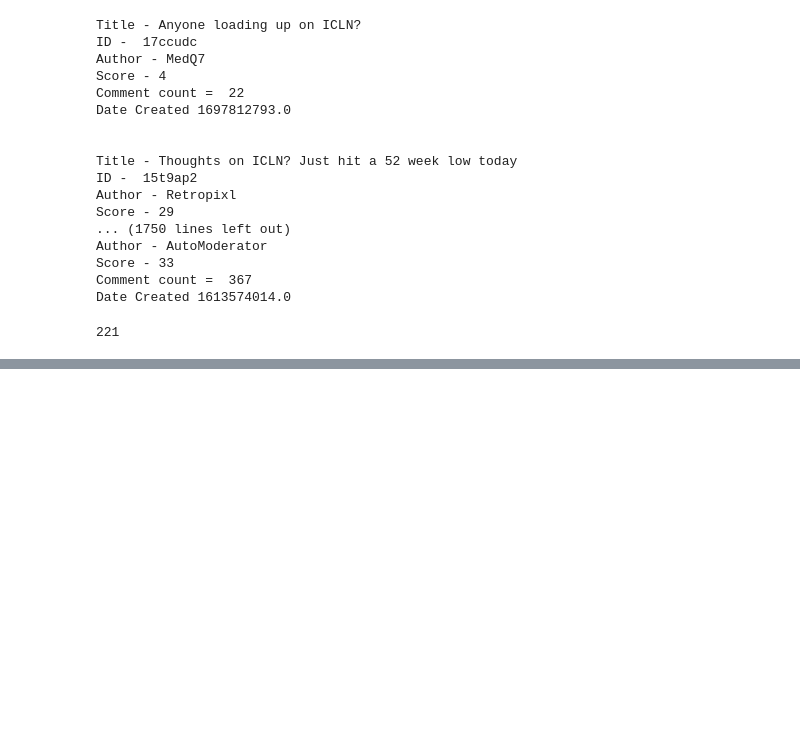
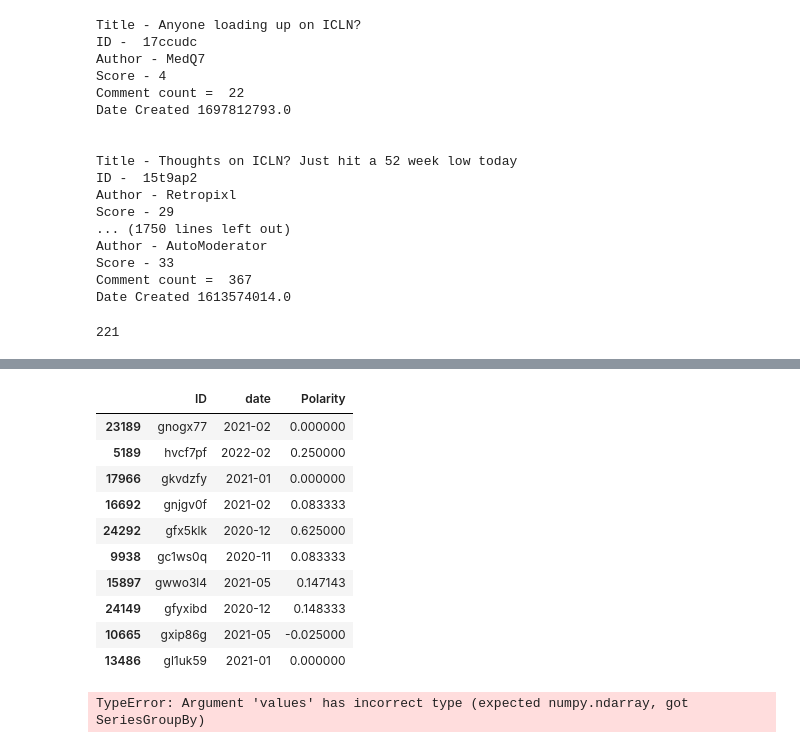
Before and after one commit to luke10472/DIDA425, a Jupyter notebook: DIDA425.ipynb, the cells around one changed output, grey strips where cells are left out. Saved outputs shown, nothing was run; the diff lists cells and outputs as text; code cells hidden in the pictures; blank space fills up the shorter version.

```diff
--- a/DIDA425.ipynb
+++ b/DIDA425.ipynb
@@ -302,2 +304,40 @@ Average Polarity: 0.085, Average Subjectivity: 0.346
 # %%
 comments_with_sentiment.to_csv('r_stocks_icln_megathread_sentimate_04_04_2024.csv',encoding='utf-8',index=False)
+# %%
+sentiment_df = pd.read_csv("r_stocks_icln_megathread_sentimate_04_04_2024.csv",low_memory=False)
+sentiment_df.drop(['author','text','score','Subjectivity'],axis = 1, inplace = True)
+sentiment_df.sample(10)
+# %% [output]
+|  | ID | date | Polarity |
+| 23189 | gnogx77 | 2021-02 | 0.000000 |
+| 5189 | hvcf7pf | 2022-02 | 0.250000 |
+| 17966 | gkvdzfy | 2021-01 | 0.000000 |
+| 16692 | gnjgv0f | 2021-02 | 0.083333 |
+| 24292 | gfx5klk | 2020-12 | 0.625000 |
+| 9938 | gc1ws0q | 2020-11 | 0.083333 |
+| 15897 | gwwo3l4 | 2021-05 | 0.147143 |
+| 24149 | gfyxibd | 2020-12 | 0.148333 |
+| 10665 | gxip86g | 2021-05 | -0.025000 |
+| 13486 | gl1uk59 | 2021-01 | 0.000000 |
+# %%
+#5
+#How has the number of shark attacks in the world changed over time?
+
+#reset_index
+#https://stackoverflow.com/questions/58909624/what-is-the-use-of-reset-index-in-pandas
+
+time_groups = sentiment_df.groupby('date')
+# Assuming 'date' column is in Unix timestamp format
+time_groups['date'] = pd.to_datetime(time_groups['date'], unit='s')  # Convert Unix timestamps to datetime objects
+time_groups['date'] = time_groups['date'].dt.strftime('%Y-%m-%d')  # Convert datetime objects to string format (YYYY-MM-DD)
+
+
+#plotting the data
+plt.plot(time_groups, sentiment_df['Polarity'], marker='.', linestyle='-',color='coral')
+plt.xlabel('Date')
+plt.ylabel('Polarity')
+plt.title('Number of Shark Attacks Over Time in the World')
+plt.grid(True)
+plt.show()
+# %% [output]
+TypeError: Argument 'values' has incorrect type (expected numpy.ndarray, got SeriesGroupBy)
```
Also changed, not shown: parts of 3 cells of this notebook, 2 other files.
